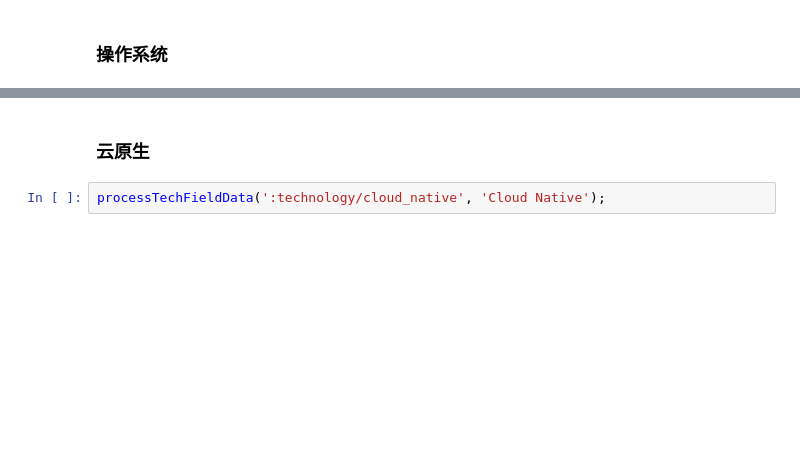
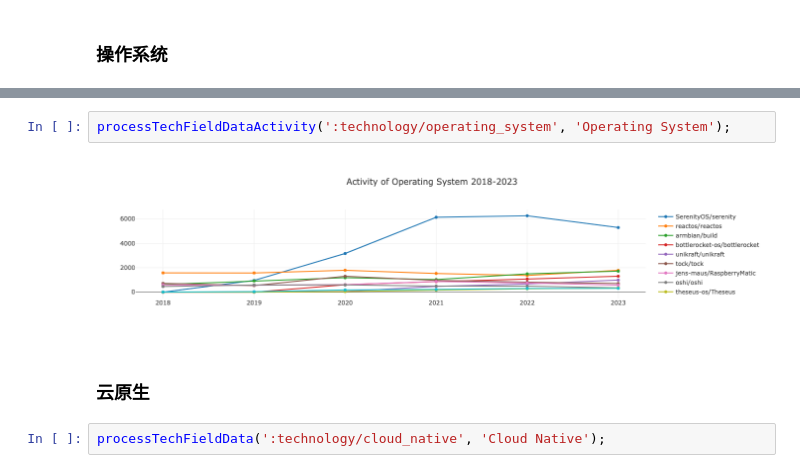
Before and after one commit to PureNatural/open-digger, a Jupyter notebook: notebook/China_open_source_techinical_report_2023.ipynb, the cells around one changed output, grey strips where cells are left out. Cells and saved outputs as stored; diff of their text form; blank space fills up the shorter version.

```diff
--- a/notebook/China_open_source_techinical_report_2023.ipynb
+++ b/notebook/China_open_source_techinical_report_2023.ipynb
@@ -157,3 +200,7 @@ processTechFieldData(':technology/operating_system', 'Operating System');
+# %%
+processTechFieldDataActivity(':technology/operating_system', 'Operating System');
+# %% [output]
+[figure, added]
 # %% [markdown]
 ### 云原生
 # %%
```
Also changed, not shown: parts of 17 cells of this notebook.
